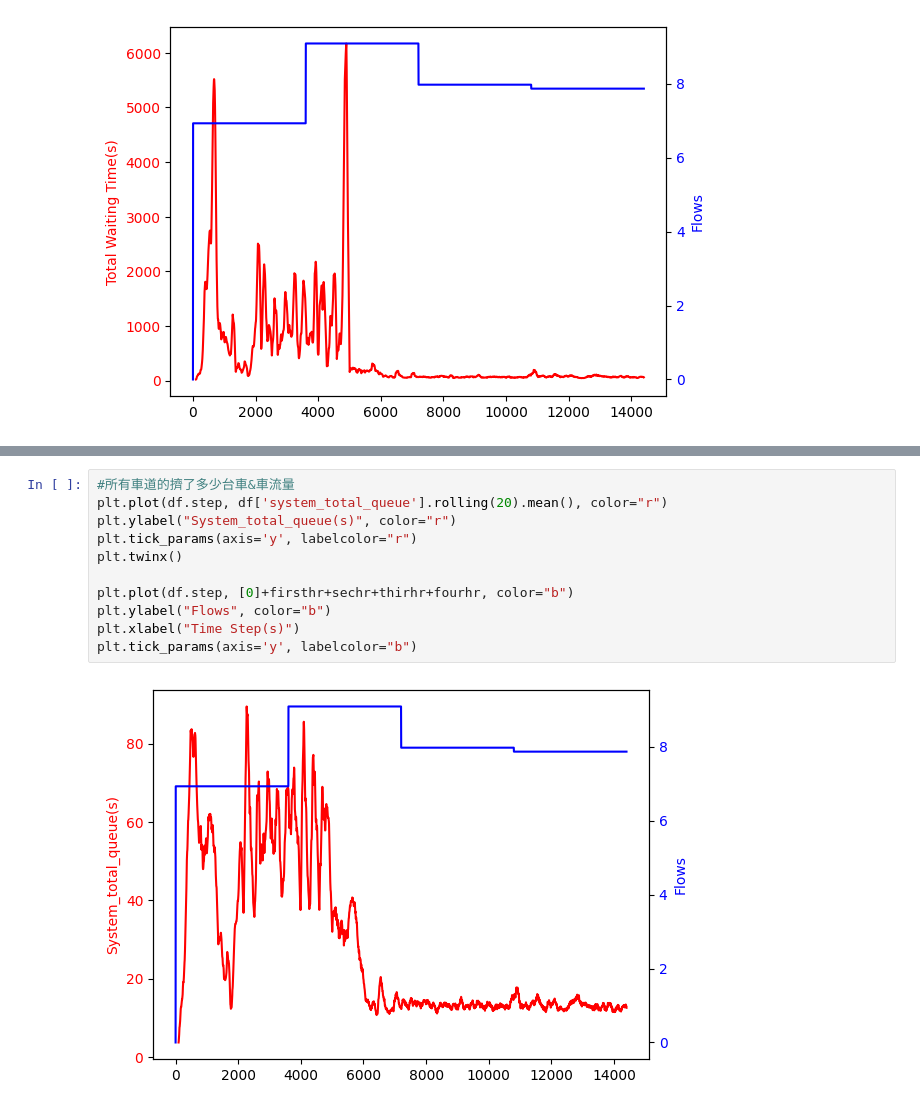
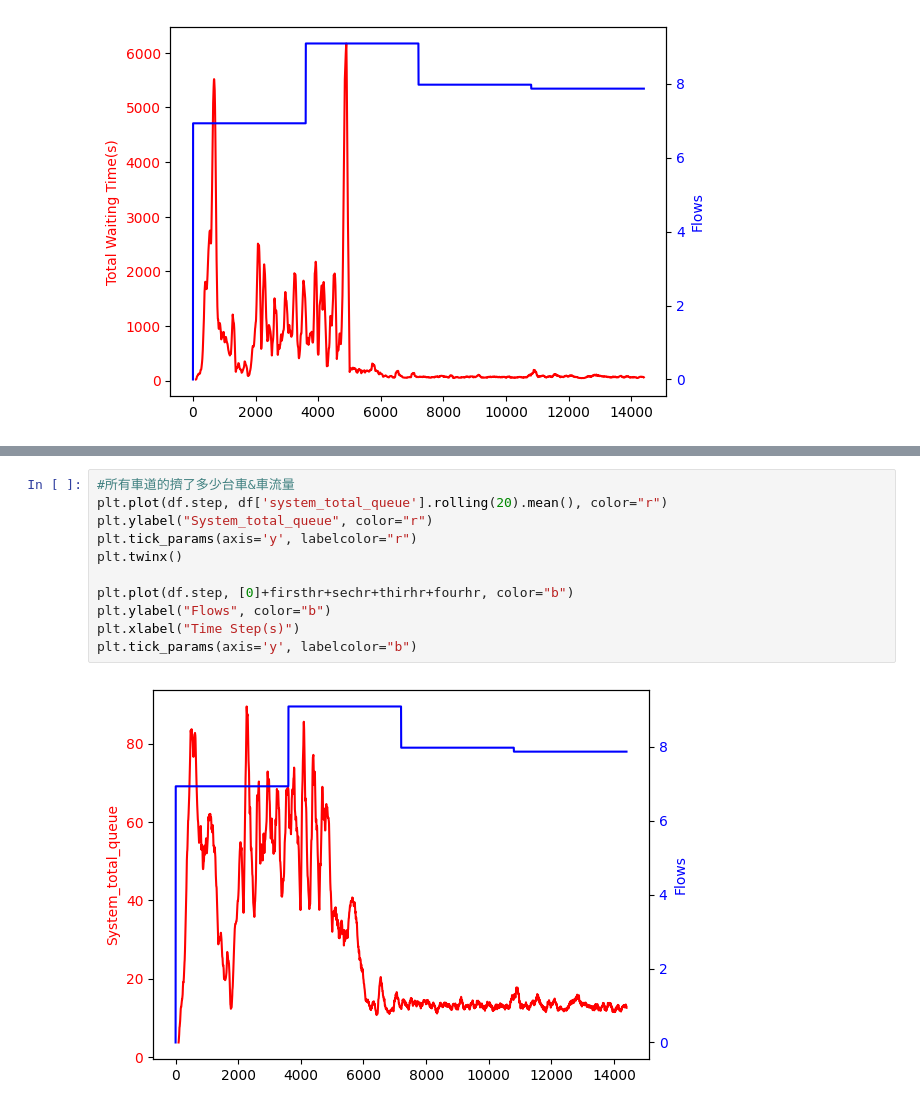
Before and after one commit to JackYeh09/Graduation-thesis, a Jupyter notebook: outputs/data_analyze.ipynb, the cells around one changed output, grey strips where cells are left out. Drawn from its saved outputs; the diff is of its cells as text.

```diff
--- a/outputs/data_analyze.ipynb
+++ b/outputs/data_analyze.ipynb
@@ -56,13 +56,13 @@ plt.tick_params(axis='y', labelcolor="b")
 # %%
 #所有車道的擠了多少台車&車流量
 plt.plot(df.step, df['system_total_queue'].rolling(20).mean(), color="r")
-plt.ylabel("System_total_queue(s)", color="r")
+plt.ylabel("System_total_queue", color="r")
 plt.tick_params(axis='y', labelcolor="r")
 plt.twinx()
 
 plt.plot(df.step, [0]+firsthr+sechr+thirhr+fourhr, color="b")
 plt.ylabel("Flows", color="b")
 plt.xlabel("Time Step(s)")
 plt.tick_params(axis='y', labelcolor="b")
 # %% [output]
-[figure, old version]
+[figure, new version]
```
Also changed, not shown: parts of 6 cells of this notebook.
